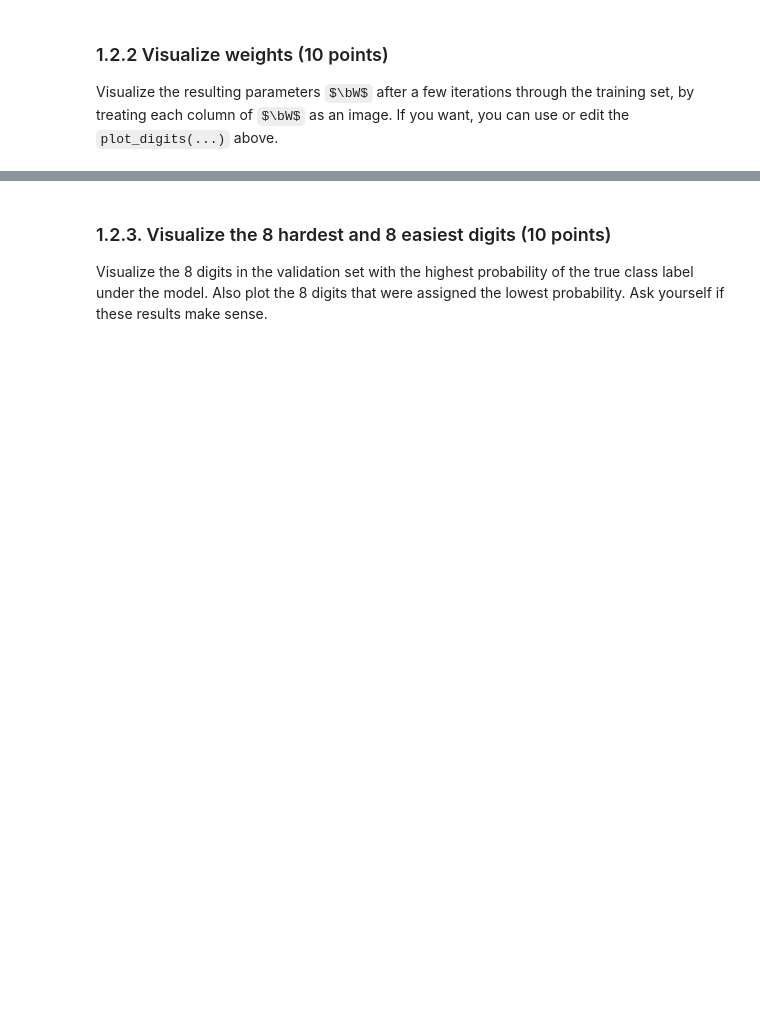
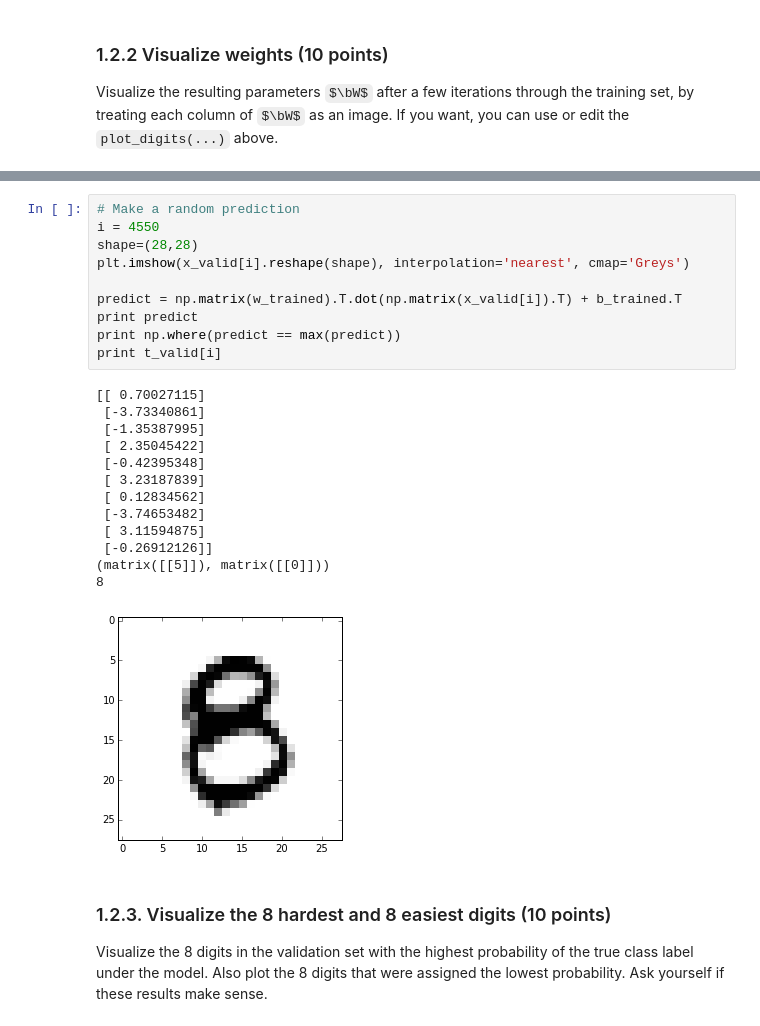
Before and after one commit to basveeling/ml1labs, a Jupyter notebook: Lab2.ipynb, the cells around one changed output, grey strips where cells are left out. Cells and saved outputs as stored; diff of their text form; some formulas as TeX source; blank space fills up the shorter version.

```diff
--- a/Lab2.ipynb
+++ b/Lab2.ipynb
@@ -341,3 +364,27 @@ plot_weights(w_trained, numcols=5)
+# %%
+# Make a random prediction
+i = 4550
+shape=(28,28)
+plt.imshow(x_valid[i].reshape(shape), interpolation='nearest', cmap='Greys')
+
+predict = np.matrix(w_trained).T.dot(np.matrix(x_valid[i]).T) + b_trained.T
+print predict
+print np.where(predict == max(predict))
+print t_valid[i]
+# %% [output]
+[[ 0.70027115]
+ [-3.73340861]
+ [-1.35387995]
+ [ 2.35045422]
+ [-0.42395348]
+ [ 3.23187839]
+ [ 0.12834562]
+ [-3.74653482]
+ [ 3.11594875]
+ [-0.26912126]]
+(matrix([[5]]), matrix([[0]]))
+8
+[figure, added]
 # %% [markdown]
 ### 1.2.3. Visualize the 8 hardest and 8 easiest digits (10 points)
 Visualize the 8 digits in the validation set with the highest probability of the true class label under the model.
```
Also changed, not shown: parts of 8 cells of this notebook.
